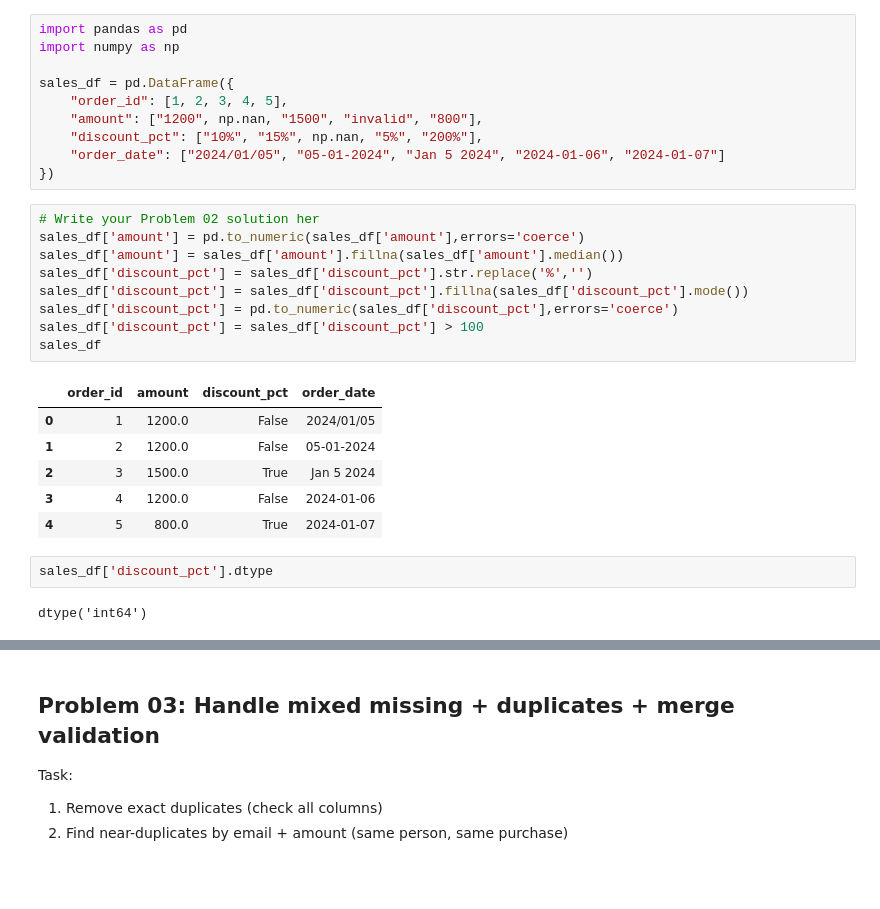
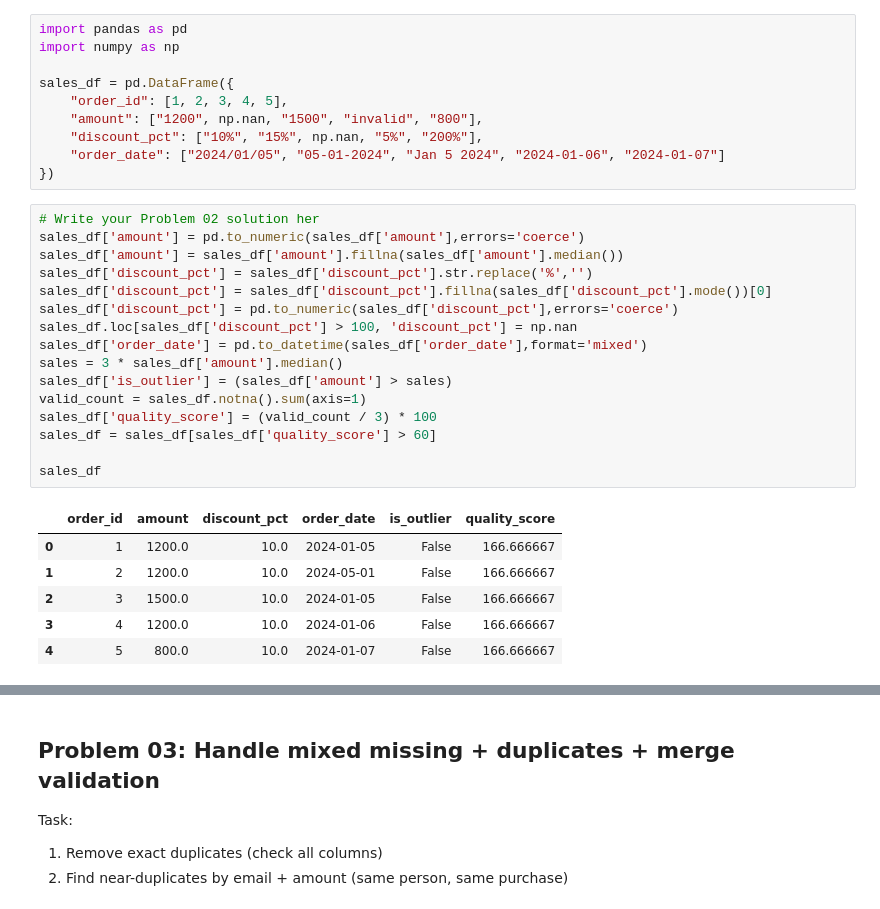
Before and after one commit to yashdeep-patil/Pandas, a Jupyter notebook: pandas_50_real_world_problems.ipynb, the cells around one changed output, grey strips where cells are left out. Saved outputs shown, nothing was run; the diff lists cells and outputs as text; blank space fills up the shorter version.

```diff
--- a/pandas_50_real_world_problems.ipynb
+++ b/pandas_50_real_world_problems.ipynb
@@ -76,20 +76,23 @@ sales_df = pd.DataFrame({
 # %%
 # Write your Problem 02 solution her
 sales_df['amount'] = pd.to_numeric(sales_df['amount'],errors='coerce')
 sales_df['amount'] = sales_df['amount'].fillna(sales_df['amount'].median())
 sales_df['discount_pct'] = sales_df['discount_pct'].str.replace('%','')
-sales_df['discount_pct'] = sales_df['discount_pct'].fillna(sales_df['discount_pct'].mode())
+sales_df['discount_pct'] = sales_df['discount_pct'].fillna(sales_df['discount_pct'].mode())[0]
 sales_df['discount_pct'] = pd.to_numeric(sales_df['discount_pct'],errors='coerce')
-sales_df['discount_pct'] = sales_df['discount_pct'] > 100
+sales_df.loc[sales_df['discount_pct'] > 100, 'discount_pct'] = np.nan
+sales_df['order_date'] = pd.to_datetime(sales_df['order_date'],format='mixed')
+sales = 3 * sales_df['amount'].median()
+sales_df['is_outlier'] = (sales_df['amount'] > sales)
+valid_count = sales_df.notna().sum(axis=1)
+sales_df['quality_score'] = (valid_count / 3) * 100
+sales_df = sales_df[sales_df['quality_score'] > 60]
+
 sales_df
 # %% [output]
-|  | order_id | amount | discount_pct | order_date |
-| 0 | 1 | 1200.0 | False | 2024/01/05 |
-| 1 | 2 | 1200.0 | False | 05-01-2024 |
-| 2 | 3 | 1500.0 | True | Jan 5 2024 |
-| 3 | 4 | 1200.0 | False | 2024-01-06 |
-| 4 | 5 | 800.0 | True | 2024-01-07 |
+|  | order_id | amount | discount_pct | order_date | is_outlier | quality_score |
+| 0 | 1 | 1200.0 | 10.0 | 2024-01-05 | False | 166.666667 |
+| 1 | 2 | 1200.0 | 10.0 | 2024-05-01 | False | 166.666667 |
+| 2 | 3 | 1500.0 | 10.0 | 2024-01-05 | False | 166.666667 |
+| 3 | 4 | 1200.0 | 10.0 | 2024-01-06 | False | 166.666667 |
+| 4 | 5 | 800.0 | 10.0 | 2024-01-07 | False | 166.666667 |
-# %%
-sales_df['discount_pct'].dtype
-# %% [output]
-dtype('int64')
```
Also changed, not shown: parts of 1 cell of this notebook.
